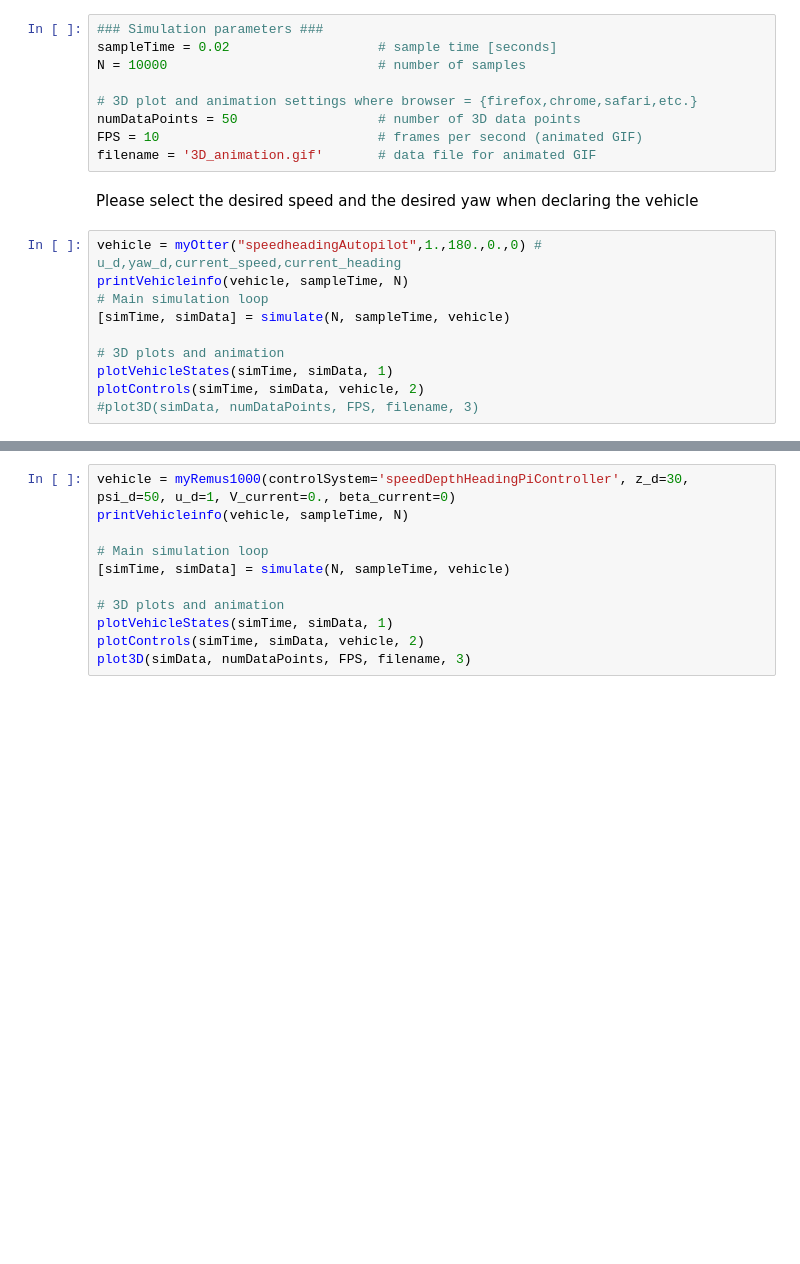
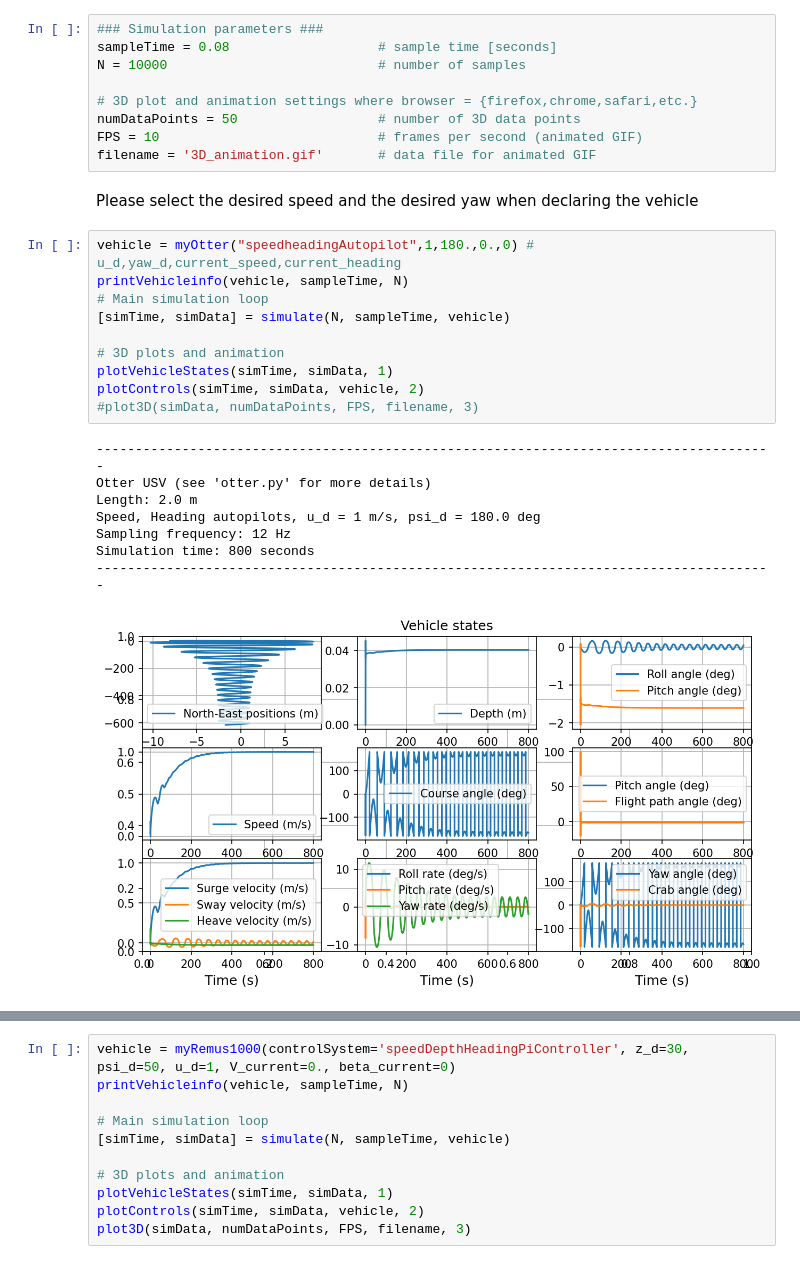
Before and after one commit to natslimak/OceanCourses, a Jupyter notebook: MarineRobotics/2. motion_control_V2.ipynb, the cells around one changed output, grey strips where cells are left out. Drawn from its saved outputs; the diff is of its cells as text; blank space fills up the shorter version.

```diff
--- a/MarineRobotics/2. motion_control_V2.ipynb
+++ b/MarineRobotics/2. motion_control_V2.ipynb
@@ -274,6 +263,6 @@ SyntaxError: invalid syntax (ipython-input-2752183932.py, line 65)
 # %%
 ### Simulation parameters ###
-sampleTime = 0.02                   # sample time [seconds]
+sampleTime = 0.08                   # sample time [seconds]
 N = 10000                           # number of samples
 
 # 3D plot and animation settings where browser = {firefox,chrome,safari,etc.}
@@ -283,12 +272,21 @@ filename = '3D_animation.gif'       # data file for animated GIF
 # %% [markdown]
 Please select the desired speed and the desired yaw when declaring the vehicle
 # %%
-vehicle = myOtter("speedheadingAutopilot",1.,180.,0.,0) # u_d,yaw_d,current_speed,current_heading
+vehicle = myOtter("speedheadingAutopilot",1,180.,0.,0) # u_d,yaw_d,current_speed,current_heading
 printVehicleinfo(vehicle, sampleTime, N)
 # Main simulation loop
 [simTime, simData] = simulate(N, sampleTime, vehicle)
 
 # 3D plots and animation
 plotVehicleStates(simTime, simData, 1)
 plotControls(simTime, simData, vehicle, 2)
 #plot3D(simData, numDataPoints, FPS, filename, 3)
+# %% [output]
+---------------------------------------------------------------------------------------
+Otter USV (see 'otter.py' for more details)
+Length: 2.0 m
+Speed, Heading autopilots, u_d = 1 m/s, psi_d = 180.0 deg
+Sampling frequency: 12 Hz
+Simulation time: 800 seconds
+---------------------------------------------------------------------------------------
+[figure, added]
```
Also changed, not shown: parts of 4 cells of this notebook, 2 other files.
